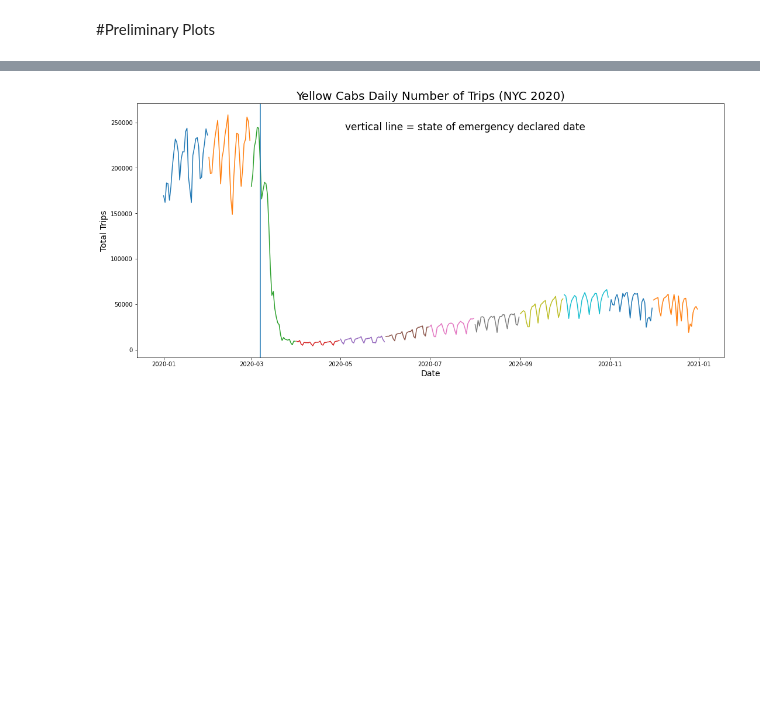
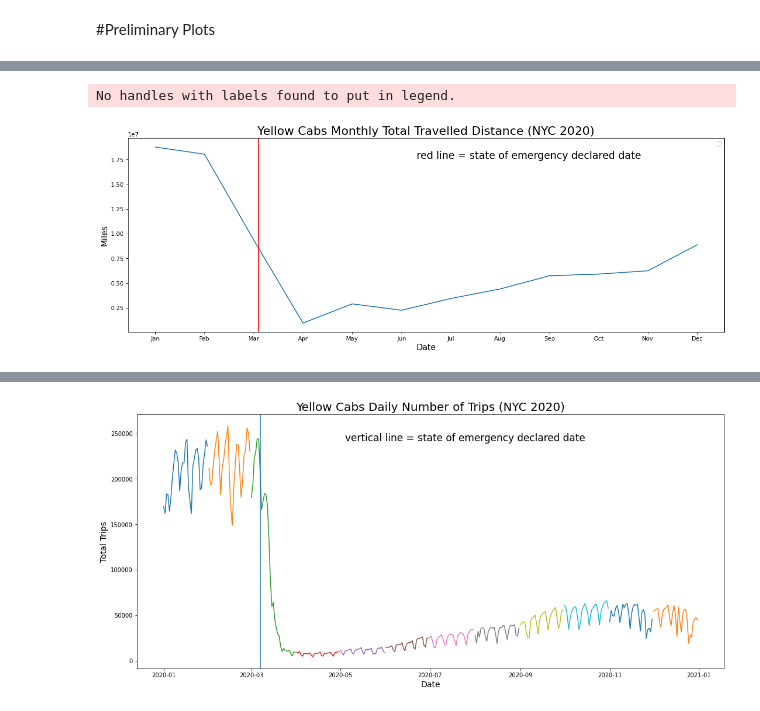
Before and after one commit to harrislam1/covid19_NYC_taxi_trips, a Jupyter notebook: loading_NYC_taxi_data.ipynb, the cells around one changed output, grey strips where cells are left out. Drawn from its saved outputs; the diff is of its cells as text; code cells hidden in the pictures; blank space fills up the shorter version.

```diff
--- a/loading_NYC_taxi_data.ipynb
+++ b/loading_NYC_taxi_data.ipynb
@@ -203,3 +262,12 @@ df_yellow2020[0].shape[0]-yellow2020_clean[0].shape[0]
 #Preliminary Plots
 # %%
 months_=["Jan","Feb","Mar","Apr","May","Jun","Jul","Aug","Sep","Oct","Nov","Dec"]
+# %%
+plt.figure(figsize=(18,8))
+for i in range(len(yellow2020_clean)):
+  sns.lineplot(data=yellow2020_clean[i].groupby(yellow2020_clean[i].pick_up_date.dt.date)['trip_distance'].count())
+plt.axvline(pd.to_datetime('2020-03-07'))
+plt.figtext(0.4, .8, "vertical line = state of emergency declared date", fontsize=17)
+plt.title("Yellow Cabs Daily Number of Trips (NYC 2020)", fontsize=20)
+plt.xlabel("Date", fontsize=14)
+plt.ylabel("Total Trips", fontsize=14)
@@ -205,0 +277,10 @@ months_=["Jan","Feb","Mar","Apr","May","Jun","Jul","Aug","Sep","Oct","Nov","Dec"
+# %%
+plt.figure(figsize=(18,8))
+for i in range(len(yellow2020_clean)):
+  sns.lineplot(data=yellow2020_clean[i].groupby(yellow2020_clean[i].pick_up_date.dt.date)['trip_distance'].median())
+plt.axvline(pd.to_datetime('2020-03-07'))
+plt.figtext(0.56, .8, "blue line = state of emergency declared date", fontsize=17)
+plt.title("Yellow Cabs Daily Median Trip Distance (NYC 2020)", fontsize=20)
+plt.xlabel("Date", fontsize=14)
+plt.ylabel("Miles", fontsize=14)
+plt.show()
@@ -205,0 +289,10 @@ months_=["Jan","Feb","Mar","Apr","May","Jun","Jul","Aug","Sep","Oct","Nov","Dec"
+# %%
+plt.figure(figsize=(18,8))
+for i in range(len(yellow2020_clean)):
+  sns.lineplot(data=yellow2020_clean[i].groupby(yellow2020_clean[i].pick_up_date.dt.date)['trip_distance'].mean())
+plt.axvline(pd.to_datetime('2020-03-07'))
+plt.figtext(0.5, .8, "blue line = state of emergency declared date", fontsize=17)
+plt.title("Yellow Cabs Daily Mean Trip Distance (NYC 2020)", fontsize=20)
+plt.xlabel("Date", fontsize=14)
+plt.ylabel("Miles", fontsize=14)
+plt.show()
@@ -205,0 +301,17 @@ months_=["Jan","Feb","Mar","Apr","May","Jun","Jul","Aug","Sep","Oct","Nov","Dec"
+# %%
+total_distance=[]
+for i in range(len(yellow2020_clean)):
+  total_distance.append(yellow2020_clean[i]['trip_distance'].sum())
+
+figure(figsize=(18, 6), dpi=80)
+sns.lineplot(x=months_,y=total_distance, markers=True)
+plt.axvline(2.1, color='r')
+plt.figtext(0.5, .8, "red line = state of emergency declared date", fontsize=17)
+plt.legend()
+plt.title("Yellow Cabs Monthly Total Travelled Distance (NYC 2020)", fontsize=20)
+plt.xlabel("Date", fontsize=14)
+plt.ylabel("Miles", fontsize=14)
+plt.show()
+# %% [output]
+No handles with labels found to put in legend.
+[figure, added]
```
Also changed, not shown: parts of 33 cells of this notebook.
